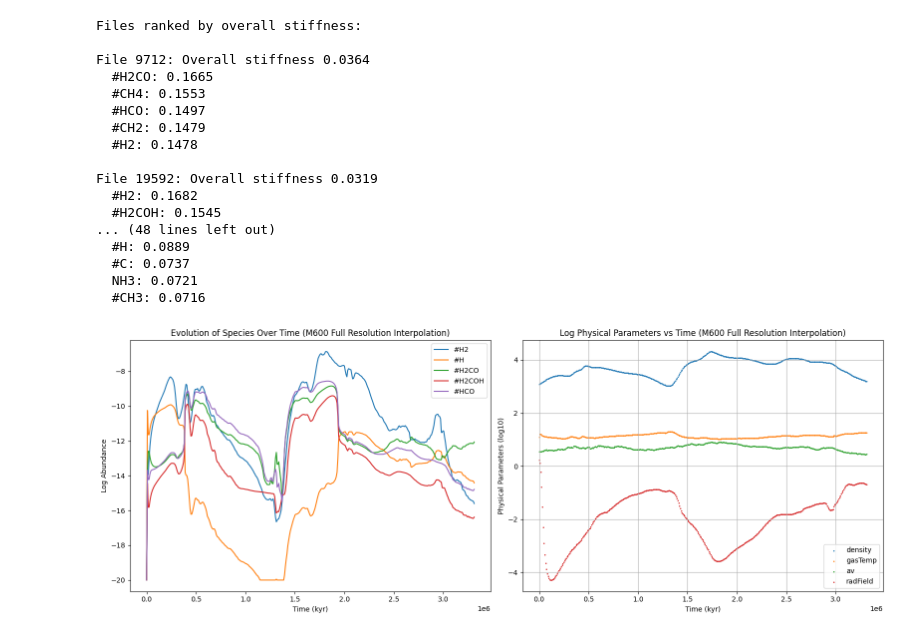
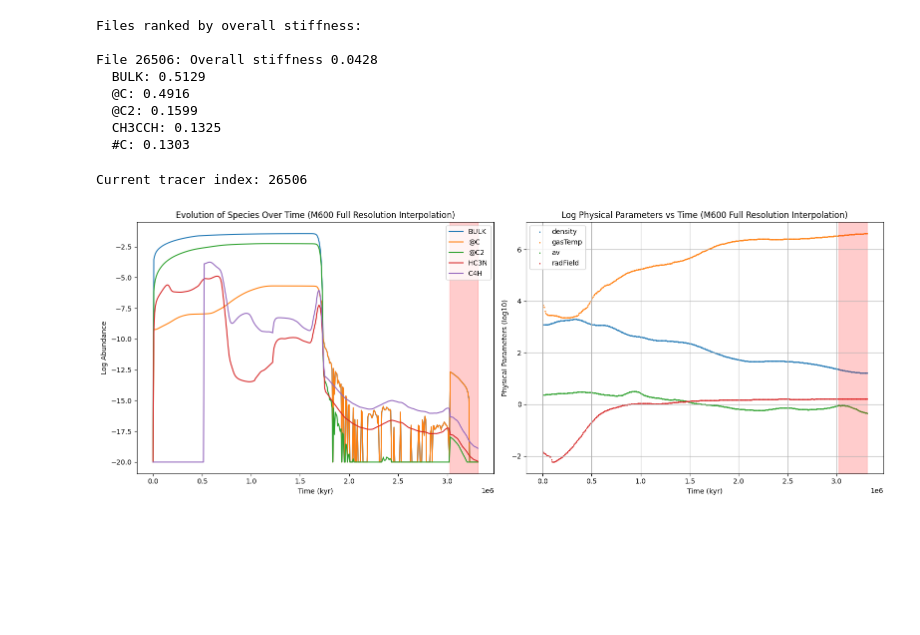
Before and after one commit to Cortega13/UCLCHEM_Evolving_Physics, a Jupyter notebook: benchmarks/turbulence_uclchem/Analysis copy.ipynb, the cells around one changed output. Saved outputs shown, nothing was run; the diff lists cells and outputs as text; code cells hidden in the pictures; blank space fills up the shorter version.

```diff
--- a/benchmarks/turbulence_uclchem/Analysis copy.ipynb
+++ b/benchmarks/turbulence_uclchem/Analysis copy.ipynb
@@ -22,5 +22,5 @@ print(indices)
 # %%
-indices = [10]
+indices = [26506]
 # %%
 results = {}
 file_scores = []
@@ -65,52 +65,67 @@ for file in files_summary:
 # %% [output]
 Files ranked by overall stiffness:
 
-File 9712: Overall stiffness 0.0364
-  #H2CO: 0.1665
-  #CH4: 0.1553
-  #HCO: 0.1497
-  #CH2: 0.1479
-  #H2: 0.1478
-
-File 19592: Overall stiffness 0.0319
-  #H2: 0.1682
-  #H2COH: 0.1545
-... (48 lines left out)
-  #H: 0.0889
-  #C: 0.0737
-  NH3: 0.0721
-  #CH3: 0.0716
+File 26506: Overall stiffness 0.0428
+  BULK: 0.5129
+  @C: 0.4916
+  @C2: 0.1599
+  CH3CCH: 0.1325
+  #C: 0.1303
 # %%
-file_idx = 5
+file_idx = 0
 species_of_interest = files_summary[file_idx]["species"]
+print(f'Current tracer index: {files_summary[file_idx]["ind"]}')
 df = pd.read_csv(f'data/chemistry_tracers_csv/M600_1_1_Tracer_{files_summary[file_idx]["ind"]}.csv')
 
 fig, (ax1, ax2) = plt.subplots(1, 2, figsize=(16, 6))
 
-#species_of_interest = ["C2H34"]
+species_of_interest = ['BULK', '@C', '@C2', 'HC3N', 'C4H']
 for species in species_of_interest:
     if species in df.columns:
         log_abundance = np.log10(df[species].replace(0, np.nan))
         log_abundance = np.maximum(log_abundance, -20)
         ax1.plot(df['time'], log_abundance, label=species)
 
 ax1.set_xlabel('Time (kyr)')
 ax1.set_ylabel('Log Abundance')
 ax1.set_title('Evolution of Species Over Time (M600 Full Resolution Interpolation)')
 ax1.legend()
 
 for param in physical_params:
     if param in df.columns:
         y = pd.to_numeric(np.log10(df[param]), errors='coerce')
+        if param == 'gasTemp':
+            y*=3
         ax2.scatter(df['time'], y, label=param, s=1)
+
+if "gasTemp" in df.columns:
+    above = df["gasTemp"] > 150
+    regions = []
+    in_region = False
+    start = None
+    for i in range(len(df)):
+        if above.iloc[i] and not in_region:
+            start = df["time"].iloc[i]
+            in_region = True
+        elif not above.iloc[i] and in_region:
+            end = df["time"].iloc[i]
+            regions.append((start, end))
+            in_region = False
+    if in_region:
+        regions.append((start, df["time"].iloc[-1]))
+
+    for start, end in regions:
+        ax1.axvspan(start, end, color="red", alpha=0.2)
+        ax2.axvspan(start, end, color="red", alpha=0.2)
 
 ax2.set_xlabel('Time (kyr)')
 ax2.set_ylabel('Physical Parameters (log10)')
 ax2.set_title('Log Physical Parameters vs Time (M600 Full Resolution Interpolation)')
 ax2.legend()
 ax2.grid(True)
 
 plt.tight_layout()
 plt.show()
 # %% [output]
+Current tracer index: 26506
-[figure, old version]
+[figure, new version]
```
Also changed, not shown: parts of 3 cells of this notebook, 14 other files.
